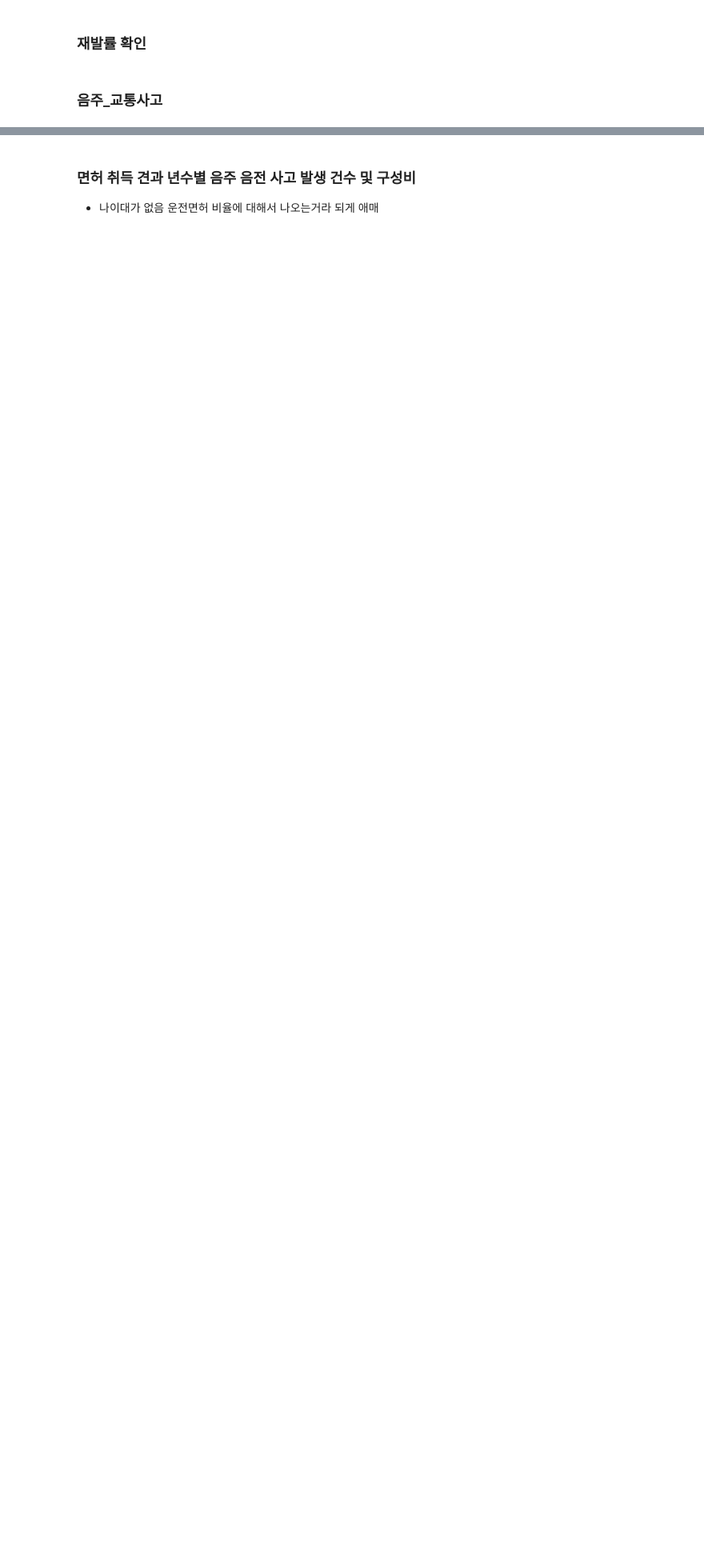
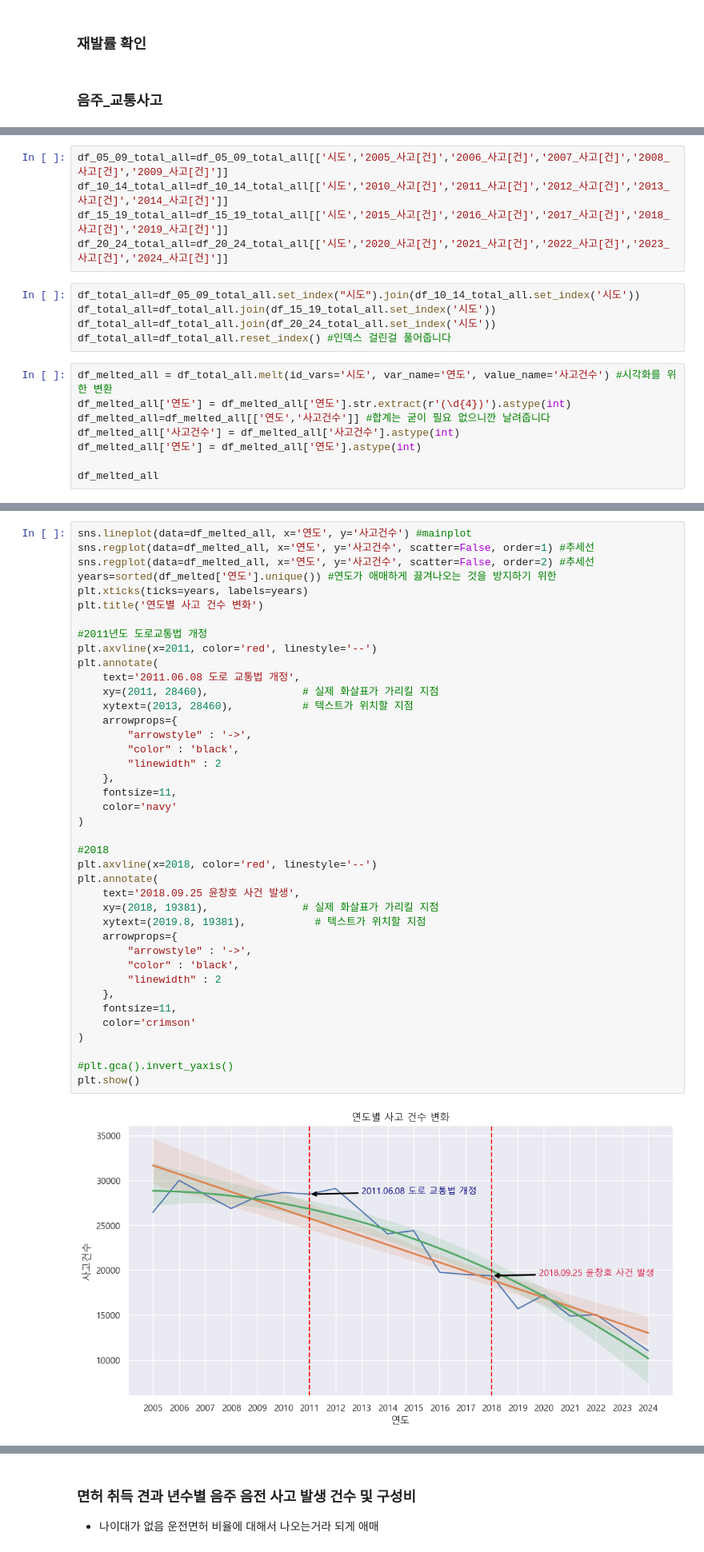
Before and after one commit to Eunhasuiin/LikeLion_Mid_team_14, a Jupyter notebook: members/장주호/notebooks/EDA.ipynb, the cells around one changed output, grey strips where cells are left out. Shown at 80% size. Cells and saved outputs as stored; diff of their text form; blank space fills up the shorter version.

```diff
--- a/members/장주호/notebooks/EDA.ipynb
+++ b/members/장주호/notebooks/EDA.ipynb
@@ -120,0 +121,18 @@ df
+# %%
+df_05_09_total_all=df_05_09_total_all[['시도','2005_사고[건]','2006_사고[건]','2007_사고[건]','2008_사고[건]','2009_사고[건]']]
+df_10_14_total_all=df_10_14_total_all[['시도','2010_사고[건]','2011_사고[건]','2012_사고[건]','2013_사고[건]','2014_사고[건]']]
+df_15_19_total_all=df_15_19_total_all[['시도','2015_사고[건]','2016_사고[건]','2017_사고[건]','2018_사고[건]','2019_사고[건]']]
+df_20_24_total_all=df_20_24_total_all[['시도','2020_사고[건]','2021_사고[건]','2022_사고[건]','2023_사고[건]','2024_사고[건]']]
+# %%
+df_total_all=df_05_09_total_all.set_index("시도").join(df_10_14_total_all.set_index('시도'))
+df_total_all=df_total_all.join(df_15_19_total_all.set_index('시도'))
+df_total_all=df_total_all.join(df_20_24_total_all.set_index('시도'))
+df_total_all=df_total_all.reset_index() #인덱스 걸린걸 풀어줍니다
+# %%
+df_melted_all = df_total_all.melt(id_vars='시도', var_name='연도', value_name='사고건수') #시각화를 위한 변환
+df_melted_all['연도'] = df_melted_all['연도'].str.extract(r'(\d{4})').astype(int)
+df_melted_all=df_melted_all[['연도','사고건수']] #합계는 굳이 필요 없으니깐 날려줍니다
+df_melted_all['사고건수'] = df_melted_all['사고건수'].astype(int)
+df_melted_all['연도'] = df_melted_all['연도'].astype(int)
+
+df_melted_all
@@ -120,0 +157,42 @@ df
+# %%
+sns.lineplot(data=df_melted_all, x='연도', y='사고건수') #mainplot
+sns.regplot(data=df_melted_all, x='연도', y='사고건수', scatter=False, order=1) #추세선
+sns.regplot(data=df_melted_all, x='연도', y='사고건수', scatter=False, order=2) #추세선
+years=sorted(df_melted['연도'].unique()) #연도가 애매하게 끓겨나오는 것을 방지하기 위한
+plt.xticks(ticks=years, labels=years)
+plt.title('연도별 사고 건수 변화')
+
+#2011년도 도로교통법 개정
+plt.axvline(x=2011, color='red', linestyle='--')
+plt.annotate(
+    text='2011.06.08 도로 교통법 개정',
+    xy=(2011, 28460),               # 실제 화살표가 가리킬 지점
+    xytext=(2013, 28460),           # 텍스트가 위치할 지점
+    arrowprops={
+        "arrowstyle" : '->',
+        "color" : 'black',
+        "linewidth" : 2
+    },
+    fontsize=11,
+    color='navy'
+)
+
+#2018
+plt.axvline(x=2018, color='red', linestyle='--')
+plt.annotate(
+    text='2018.09.25 윤창호 사건 발생',
+    xy=(2018, 19381),               # 실제 화살표가 가리킬 지점
+    xytext=(2019.8, 19381),           # 텍스트가 위치할 지점
+    arrowprops={
+        "arrowstyle" : '->',
+        "color" : 'black',
+        "linewidth" : 2
+    },
+    fontsize=11,
+    color='crimson'
+)
+
+#plt.gca().invert_yaxis()
+plt.show()
+# %% [output]
+[figure, added]
```
Also changed, not shown: parts of 20 cells of this notebook, 6 other files.
